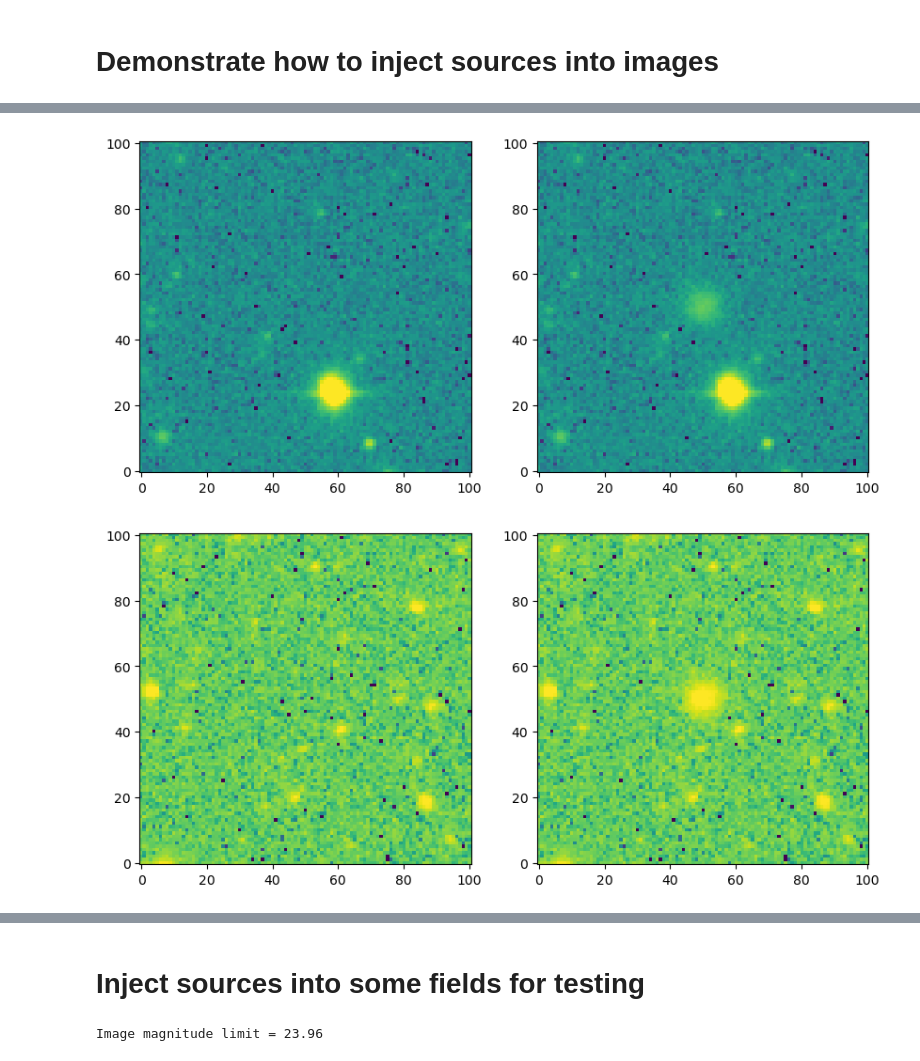
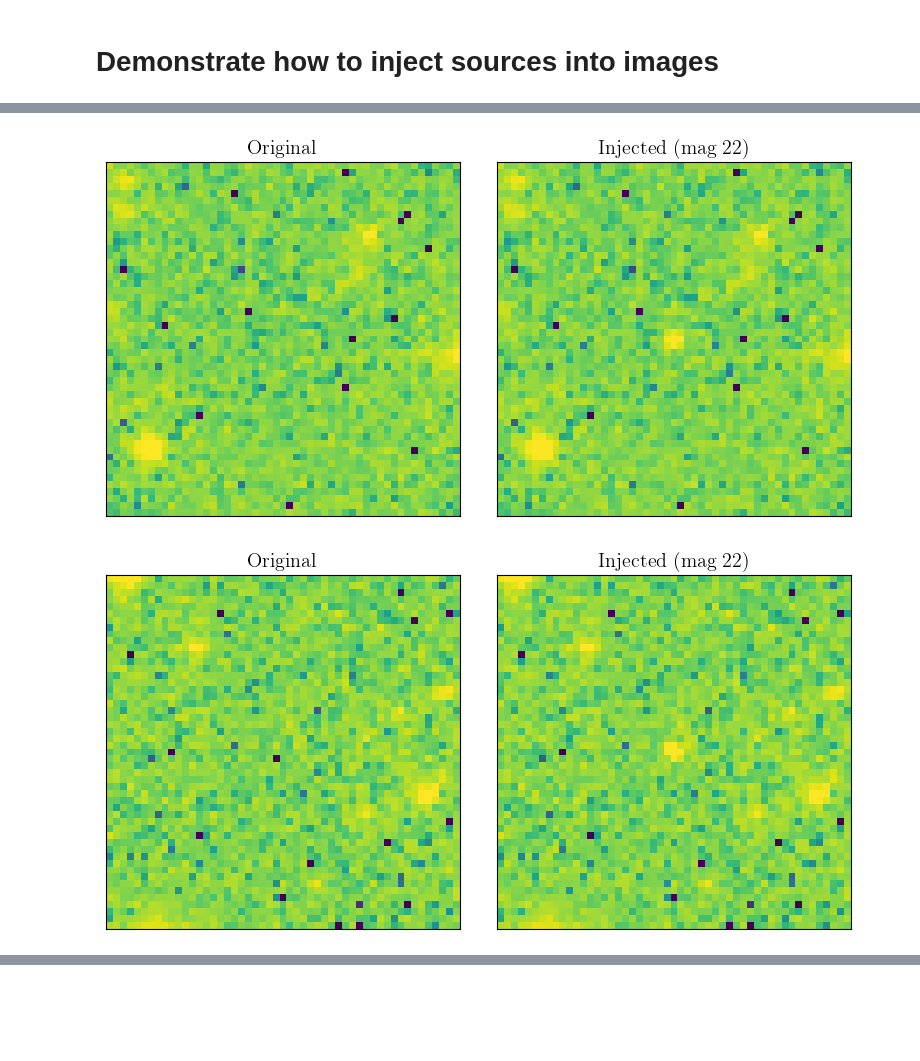
Before and after one commit to Adam-Boesky/long_transients, a Jupyter notebook: Notebooks/efficiency.ipynb, the cells around one changed output, grey strips where cells are left out. Saved outputs shown, nothing was run; the diff lists cells and outputs as text; code cells hidden in the pictures; blank space fills up the shorter version.

```diff
--- a/Notebooks/efficiency.ipynb
+++ b/Notebooks/efficiency.ipynb
@@ -37,7 +38,11 @@ plt.show()
 hdul = fits.open('/Users/adamboesky/Research/long_transients/Data/ztf_data/ztf_000582_zg_c02_q1_refimg.fits')
 img = hdul[0].data.byteswap().newbyteorder()
 
-# Load corresponding EPSF
-epsf_data = np.load('/Users/adamboesky/Research/long_transients/Data/ztf_data_injected_sources/000582_02_1/EPSFs/ZTF_g_EPSF.npy')
+# Load EPSF and downsample from 4x oversampled space to native image pixels
+EPSF_OVERSAMPLING = 4
+epsf_data_raw = np.load('/Users/adamboesky/Research/long_transients/Data/ztf_data_injected_sources/000582_02_1/EPSFs/ZTF_g_EPSF.npy')
+epsf_data = zoom(epsf_data_raw, 1.0 / EPSF_OVERSAMPLING, order=3)
+epsf_data /= epsf_data.sum()  # normalise so total injected flux == 1 x flux
 epsf = EPSFModel(data=epsf_data)
+print(f'Raw EPSF: {epsf_data_raw.shape}  ->  image-scale EPSF: {epsf_data.shape}, sum={epsf_data.sum():.4f}')
 # %% [output]
@@ -61,23 +65,30 @@ plt.show()
 # %%
-# Inject epsfs in random coordinates
+# Inject PSFs at random coordinates and show before / after cutouts
 n_injected = 10
-psf_half_width = int((epsf.shape[0] - 1) / 2)
-xs = np.random.randint(low=psf_half_width, high=img.shape[0] - psf_half_width, size=n_injected)
-ys = np.random.randint(low=psf_half_width, high=img.shape[0] - psf_half_width, size=n_injected)
+psf_half_width = epsf_data.shape[0] // 2  # half-width in image pixels
+DISPLAY_HW = 25  # cutout half-width for display (pixels)
+xs = np.random.randint(low=DISPLAY_HW, high=img.shape[0] - DISPLAY_HW, size=n_injected)
+ys = np.random.randint(low=DISPLAY_HW, high=img.shape[1] - DISPLAY_HW, size=n_injected)
 
-# Get flux scaling
 mag_injected = 22
 total_flux = img_ab_mag_to_flux(mag_injected, zero_point=hdul[0].header['MAGZP'])
 
-# Add PSF at each random coordinate
 img_injected = img.copy()
 for x, y in zip(xs, ys):
-    img_injected[x - psf_half_width - 1: x + psf_half_width, y - psf_half_width - 1: y + psf_half_width] += epsf_data * total_flux
-    norm = simple_norm(img_injected[x - psf_half_width - 1: x + psf_half_width, y - psf_half_width - 1: y + psf_half_width], 'log', percent=99.0)
-    fig, axes = plt.subplots(1, 2, figsize=(10, 5))
-    axes[0].imshow(img[x - psf_half_width - 1: x + psf_half_width, y - psf_half_width - 1: y + psf_half_width], norm=norm, origin='lower', cmap='viridis')
-    mappable = axes[1].imshow(img_injected[x - psf_half_width - 1: x + psf_half_width, y - psf_half_width - 1: y + psf_half_width], norm=norm, origin='lower', cmap='viridis')
+    img_injected[x - psf_half_width: x + psf_half_width + 1,
+                 y - psf_half_width: y + psf_half_width + 1] += epsf_data * total_flux
+    rs = slice(x - DISPLAY_HW, x + DISPLAY_HW + 1)
+    cs = slice(y - DISPLAY_HW, y + DISPLAY_HW + 1)
+    norm = simple_norm(img_injected[rs, cs], 'log', percent=99.0)
+    fig, axes = plt.subplots(1, 2, figsize=(8, 4))
+    axes[0].imshow(img[rs, cs], norm=norm, origin='lower', cmap='viridis')
+    axes[0].set_title('Original')
+    axes[1].imshow(img_injected[rs, cs], norm=norm, origin='lower', cmap='viridis')
+    axes[1].set_title(f'Injected (mag {mag_injected})')
+    for ax in axes:
+        ax.set_xticks([]); ax.set_yticks([])
+    plt.tight_layout()
     plt.show()
 # %% [output]
-[figure, old version]
+[figure, new version]
-[figure, old version]
+[figure, new version]
@@ -92,2 +102,0 @@ for x, y in zip(xs, ys):
-# %% [markdown]
-# Inject sources into some fields for testing
@@ -148,7 +102,0 @@ def inject_into_quadrant(
-# %%
-from astropy.table import Table
-
-t = Table.read('/Users/adamboesky/Research/long_transients/Data/catalog_results/field_results/000582_g.ecsv')
-print(f"Image magnitude limit = {t[(t['fieldid'] == '000582') & (t['ccdid'] == '02') & (t['qid'] == '1')]['ZTF_g_mag_limit'][0]}")
-# %% [output]
-Image magnitude limit = 23.96
```
Also changed, not shown: parts of 26 cells of this notebook, 6 other files.
